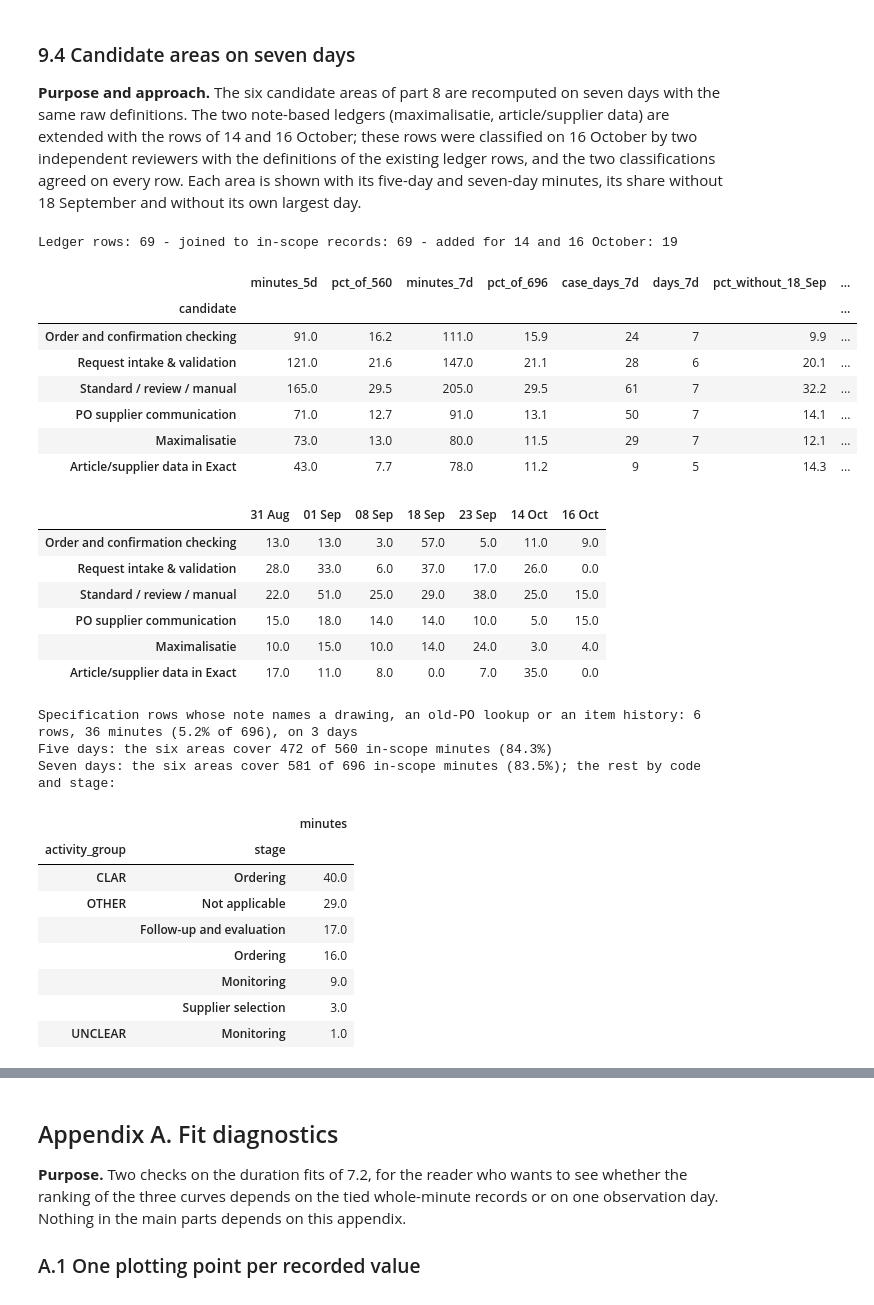
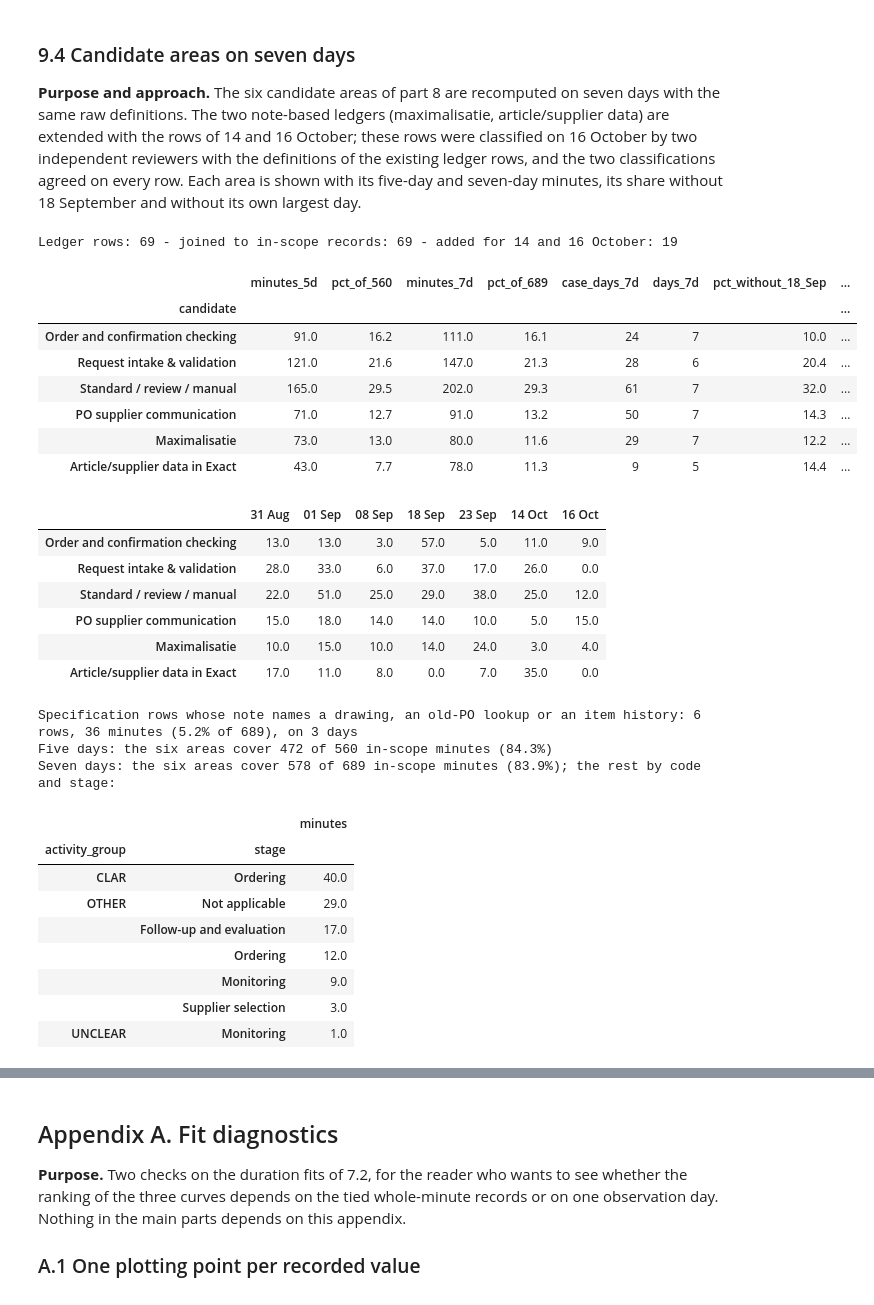
Before and after one commit to Luuuuuig/Bachelor-End-Project, a Jupyter notebook: Arno_Analysis_2026_10_02.ipynb, the cells around one changed output, grey strips where cells are left out. Saved outputs shown, nothing was run; the diff lists cells and outputs as text; code cells hidden in the pictures.

```diff
--- a/Arno_Analysis_2026_10_02.ipynb
+++ b/Arno_Analysis_2026_10_02.ipynb
@@ -1611,58 +1628,58 @@ for name, frame in candidate_rows7.items():
                  frame["case_ref"].nunique(), frame["date"].nunique(),
                  (minutes7 - per_day[sep_18]) / (scope7_minutes - scope7_day[sep_18]) * 100,
                  largest.strftime("%d %b"), per_day[largest] / minutes7 * 100,
                  (minutes7 - per_day[largest]) / (scope7_minutes - scope7_day[largest]) * 100])
-candidates7 = pd.DataFrame(rows, columns=["candidate", "minutes_5d", "pct_of_560", "minutes_7d", "pct_of_696", "case_days_7d",
+candidates7 = pd.DataFrame(rows, columns=["candidate", "minutes_5d", "pct_of_560", "minutes_7d", f"pct_of_{scope7_minutes:.0f}", "case_days_7d",
                                           "days_7d", "pct_without_18_Sep", "largest_day", "pct_of_minutes_on_largest_day",
                                           "pct_without_largest_day"]).set_index("candidate")
 display(candidates7.round(1))
 
 candidate_by_day7 = pd.DataFrame({name: frame.groupby("date")["minutes"].sum().reindex(days7, fill_value=0)
                                   for name, frame in candidate_rows7.items()}).T
 candidate_by_day7.columns = days7.strftime("%d %b")
 display(candidate_by_day7.round(0))
 
 # The retrieval-like Specification rows of part 8, and the in-scope minutes no candidate covers
 specification7 = candidate_rows7["Request intake & validation"]
 retrieval7 = specification7.loc[specification7["Note"].str.contains("drawing|lookup|history", case=False, regex=True)]
 print(f"Specification rows whose note names a drawing, an old-PO lookup or an item history: {len(retrieval7)} rows, "
       f"{retrieval7['minutes'].sum():.0f} minutes ({retrieval7['minutes'].sum() / scope7_minutes * 100:.1f}% of {scope7_minutes:.0f}), "
       f"on {retrieval7['date'].nunique()} days")
 covered7 = pd.concat([frame[["date", "source_row"]] for frame in candidate_rows7.values()]).drop_duplicates()
 uncovered7 = in_scope7.merge(covered7, on=["date", "source_row"], how="left", indicator=True).query("_merge == 'left_only'")
 covered5 = pd.concat([frame[["date", "source_row"]] for frame in candidate_rows.values()]).drop_duplicates()
 covered5_minutes = in_scope.merge(covered5, on=["date", "source_row"])["minutes"].sum()
 print(f"Five days: the six areas cover {covered5_minutes:.0f} of {in_scope['minutes'].sum():.0f} in-scope minutes "
       f"({covered5_minutes / in_scope['minutes'].sum() * 100:.1f}%)")
 print(f"Seven days: the six areas cover {scope7_minutes - uncovered7['minutes'].sum():.0f} of {scope7_minutes:.0f} in-scope minutes "
       f"({(1 - uncovered7['minutes'].sum() / scope7_minutes) * 100:.1f}%); the rest by code and stage:")
 uncovered7.groupby(["activity_group", "stage"])["minutes"].sum().loc[lambda s: s.gt(0)].sort_values(ascending=False).to_frame("minutes")
 # %% [output]
 Ledger rows: 69 - joined to in-scope records: 69 - added for 14 and 16 October: 19
-|  | minutes_5d | pct_of_560 | minutes_7d | pct_of_696 | case_days_7d | days_7d | pct_without_18_Sep | ... |
+|  | minutes_5d | pct_of_560 | minutes_7d | pct_of_689 | case_days_7d | days_7d | pct_without_18_Sep | ... |
 | candidate |  |  |  |  |  |  |  | ... |
-| Order and confirmation checking | 91.0 | 16.2 | 111.0 | 15.9 | 24 | 7 | 9.9 | ... |
-| Request intake & validation | 121.0 | 21.6 | 147.0 | 21.1 | 28 | 6 | 20.1 | ... |
-| Standard / review / manual | 165.0 | 29.5 | 205.0 | 29.5 | 61 | 7 | 32.2 | ... |
-| PO supplier communication | 71.0 | 12.7 | 91.0 | 13.1 | 50 | 7 | 14.1 | ... |
-| Maximalisatie | 73.0 | 13.0 | 80.0 | 11.5 | 29 | 7 | 12.1 | ... |
-| Article/supplier data in Exact | 43.0 | 7.7 | 78.0 | 11.2 | 9 | 5 | 14.3 | ... |
+| Order and confirmation checking | 91.0 | 16.2 | 111.0 | 16.1 | 24 | 7 | 10.0 | ... |
+| Request intake & validation | 121.0 | 21.6 | 147.0 | 21.3 | 28 | 6 | 20.4 | ... |
+| Standard / review / manual | 165.0 | 29.5 | 202.0 | 29.3 | 61 | 7 | 32.0 | ... |
+| PO supplier communication | 71.0 | 12.7 | 91.0 | 13.2 | 50 | 7 | 14.3 | ... |
+| Maximalisatie | 73.0 | 13.0 | 80.0 | 11.6 | 29 | 7 | 12.2 | ... |
+| Article/supplier data in Exact | 43.0 | 7.7 | 78.0 | 11.3 | 9 | 5 | 14.4 | ... |
 |  | 31 Aug | 01 Sep | 08 Sep | 18 Sep | 23 Sep | 14 Oct | 16 Oct |
 | Order and confirmation checking | 13.0 | 13.0 | 3.0 | 57.0 | 5.0 | 11.0 | 9.0 |
 | Request intake & validation | 28.0 | 33.0 | 6.0 | 37.0 | 17.0 | 26.0 | 0.0 |
-| Standard / review / manual | 22.0 | 51.0 | 25.0 | 29.0 | 38.0 | 25.0 | 15.0 |
+| Standard / review / manual | 22.0 | 51.0 | 25.0 | 29.0 | 38.0 | 25.0 | 12.0 |
 | PO supplier communication | 15.0 | 18.0 | 14.0 | 14.0 | 10.0 | 5.0 | 15.0 |
 | Maximalisatie | 10.0 | 15.0 | 10.0 | 14.0 | 24.0 | 3.0 | 4.0 |
 | Article/supplier data in Exact | 17.0 | 11.0 | 8.0 | 0.0 | 7.0 | 35.0 | 0.0 |
-Specification rows whose note names a drawing, an old-PO lookup or an item history: 6 rows, 36 minutes (5.2% of 696), on 3 days
+Specification rows whose note names a drawing, an old-PO lookup or an item history: 6 rows, 36 minutes (5.2% of 689), on 3 days
 Five days: the six areas cover 472 of 560 in-scope minutes (84.3%)
-Seven days: the six areas cover 581 of 696 in-scope minutes (83.5%); the rest by code and stage:
+Seven days: the six areas cover 578 of 689 in-scope minutes (83.9%); the rest by code and stage:
 |  |  | minutes |
 | activity_group | stage |  |
 | CLAR | Ordering | 40.0 |
 | OTHER | Not applicable | 29.0 |
 |  | Follow-up and evaluation | 17.0 |
-|  | Ordering | 16.0 |
+|  | Ordering | 12.0 |
 |  | Monitoring | 9.0 |
 |  | Supplier selection | 3.0 |
 | UNCLEAR | Monitoring | 1.0 |
```
Also changed, not shown: parts of 14 cells of this notebook, 1 other file.
